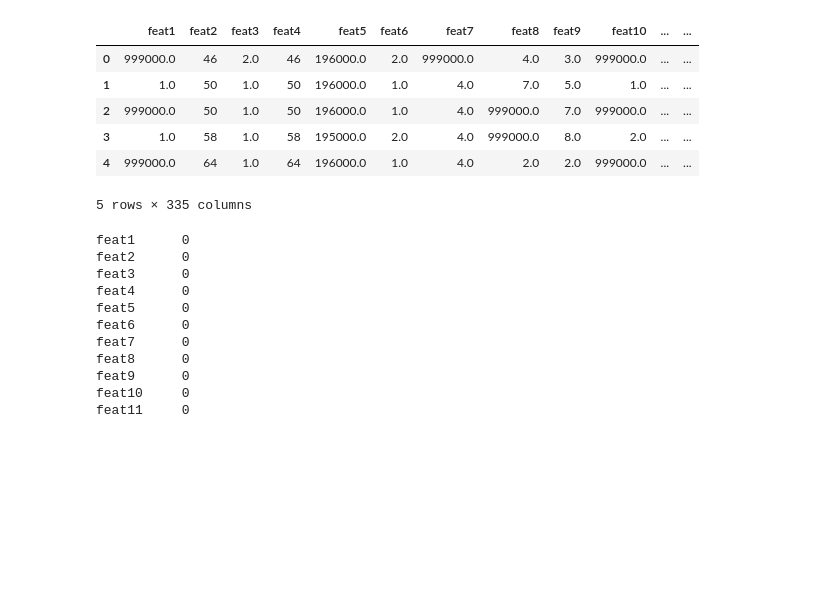
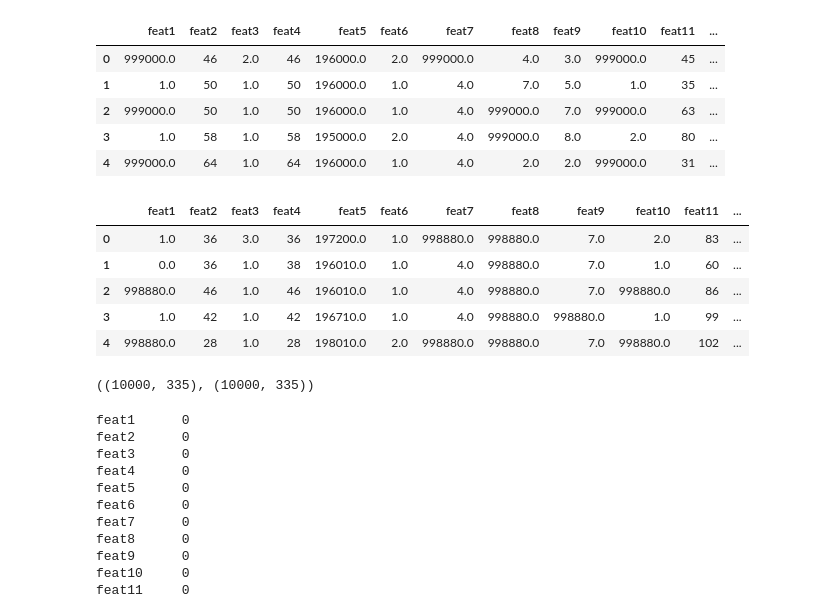
Before and after one commit to sadmanomee/Data_Mining_Assignments, a Jupyter notebook: Homework2/problem2.ipynb, the cells around one changed output. Saved outputs shown, nothing was run; the diff lists cells and outputs as text; code cells hidden in the pictures; blank space fills up the shorter version.

```diff
--- a/Homework2/problem2.ipynb
+++ b/Homework2/problem2.ipynb
@@ -16,13 +20,26 @@ df_train_targets = pd.read_csv('train10000_Label.csv', names=['targets'])
 # %%
-df_train = df_train.join(df_targets['targets'])
+df_train = df_train.join(df_train_targets['targets'])
 df_train.head()
 # %% [output]
-|  | feat1 | feat2 | feat3 | feat4 | feat5 | feat6 | feat7 | feat8 | feat9 | feat10 | ... | ... |
-| 0 | 999000.0 | 46 | 2.0 | 46 | 196000.0 | 2.0 | 999000.0 | 4.0 | 3.0 | 999000.0 | ... | ... |
-| 1 | 1.0 | 50 | 1.0 | 50 | 196000.0 | 1.0 | 4.0 | 7.0 | 5.0 | 1.0 | ... | ... |
-| 2 | 999000.0 | 50 | 1.0 | 50 | 196000.0 | 1.0 | 4.0 | 999000.0 | 7.0 | 999000.0 | ... | ... |
-| 3 | 1.0 | 58 | 1.0 | 58 | 195000.0 | 2.0 | 4.0 | 999000.0 | 8.0 | 2.0 | ... | ... |
-| 4 | 999000.0 | 64 | 1.0 | 64 | 196000.0 | 1.0 | 4.0 | 2.0 | 2.0 | 999000.0 | ... | ... |
+|  | feat1 | feat2 | feat3 | feat4 | feat5 | feat6 | feat7 | feat8 | feat9 | feat10 | feat11 | ... |
+| 0 | 999000.0 | 46 | 2.0 | 46 | 196000.0 | 2.0 | 999000.0 | 4.0 | 3.0 | 999000.0 | 45 | ... |
+| 1 | 1.0 | 50 | 1.0 | 50 | 196000.0 | 1.0 | 4.0 | 7.0 | 5.0 | 1.0 | 35 | ... |
+| 2 | 999000.0 | 50 | 1.0 | 50 | 196000.0 | 1.0 | 4.0 | 999000.0 | 7.0 | 999000.0 | 63 | ... |
+| 3 | 1.0 | 58 | 1.0 | 58 | 195000.0 | 2.0 | 4.0 | 999000.0 | 8.0 | 2.0 | 80 | ... |
+| 4 | 999000.0 | 64 | 1.0 | 64 | 196000.0 | 1.0 | 4.0 | 2.0 | 2.0 | 999000.0 | 31 | ... |
-5 rows × 335 columns
+# %%
+df_test = df_test.join(df_test_targets['targets'])
+df_test.head()
+# %% [output]
+|  | feat1 | feat2 | feat3 | feat4 | feat5 | feat6 | feat7 | feat8 | feat9 | feat10 | feat11 | ... |
+| 0 | 1.0 | 36 | 3.0 | 36 | 197200.0 | 1.0 | 998880.0 | 998880.0 | 7.0 | 2.0 | 83 | ... |
+| 1 | 0.0 | 36 | 1.0 | 38 | 196010.0 | 1.0 | 4.0 | 998880.0 | 7.0 | 1.0 | 60 | ... |
+| 2 | 998880.0 | 46 | 1.0 | 46 | 196010.0 | 1.0 | 4.0 | 998880.0 | 7.0 | 998880.0 | 86 | ... |
+| 3 | 1.0 | 42 | 1.0 | 42 | 196710.0 | 1.0 | 4.0 | 998880.0 | 998880.0 | 1.0 | 99 | ... |
+| 4 | 998880.0 | 28 | 1.0 | 28 | 198010.0 | 2.0 | 998880.0 | 998880.0 | 7.0 | 998880.0 | 102 | ... |
+# %%
+df_train.shape, df_test.shape
+# %% [output]
+((10000, 335), (10000, 335))
 # %%
 pd.set_option('display.max_rows', None)
```
Also changed, not shown: parts of 8 cells of this notebook.
